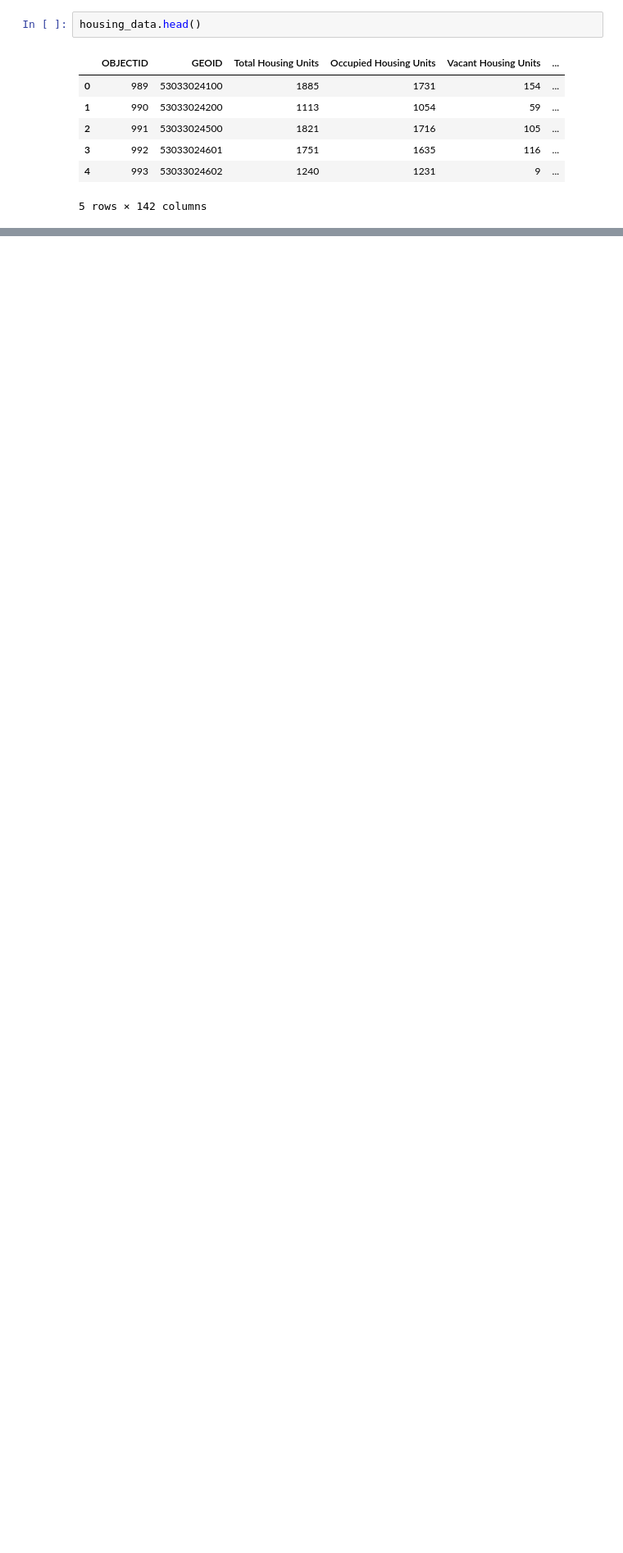
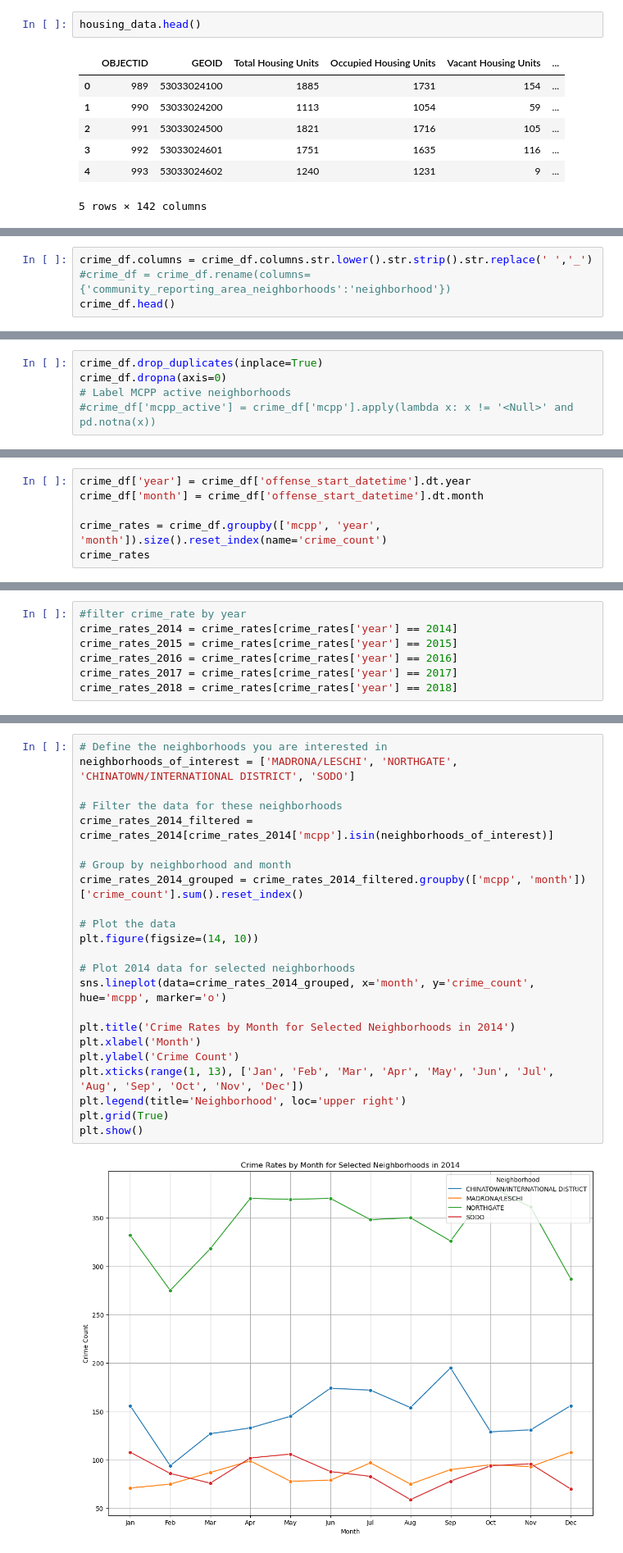
Before and after one commit to nemdim/Capstone-Project-Group-1, a Jupyter notebook: olivia.ipynb, the cells around one changed output, grey strips where cells are left out. Shown at 82% size. Saved outputs shown, nothing was run; the diff lists cells and outputs as text; blank space fills up the shorter version.

Commit message:
add crime_rate per month per mcpp

```diff
--- a/olivia.ipynb
+++ b/olivia.ipynb
@@ -110,0 +152,4 @@ census[['GEOID20','Urban Village Demographic Area']]
+# %%
+crime_df.columns = crime_df.columns.str.lower().str.strip().str.replace(' ','_')
+#crime_df = crime_df.rename(columns={'community_reporting_area_neighborhoods':'neighborhood'})
+crime_df.head()
@@ -110,0 +200,5 @@ census[['GEOID20','Urban Village Demographic Area']]
+# %%
+crime_df.drop_duplicates(inplace=True)
+crime_df.dropna(axis=0)
+# Label MCPP active neighborhoods
+#crime_df['mcpp_active'] = crime_df['mcpp'].apply(lambda x: x != '<Null>' and pd.notna(x))
@@ -110,0 +219,6 @@ census[['GEOID20','Urban Village Demographic Area']]
+# %%
+crime_df['year'] = crime_df['offense_start_datetime'].dt.year
+crime_df['month'] = crime_df['offense_start_datetime'].dt.month
+
+crime_rates = crime_df.groupby(['mcpp', 'year', 'month']).size().reset_index(name='crime_count')
+crime_rates
@@ -110,0 +239,7 @@ census[['GEOID20','Urban Village Demographic Area']]
+# %%
+#filter crime_rate by year
+crime_rates_2014 = crime_rates[crime_rates['year'] == 2014]
+crime_rates_2015 = crime_rates[crime_rates['year'] == 2015]
+crime_rates_2016 = crime_rates[crime_rates['year'] == 2016]
+crime_rates_2017 = crime_rates[crime_rates['year'] == 2017]
+crime_rates_2018 = crime_rates[crime_rates['year'] == 2018]
@@ -110,0 +316,25 @@ census[['GEOID20','Urban Village Demographic Area']]
+# %%
+# Define the neighborhoods you are interested in
+neighborhoods_of_interest = ['MADRONA/LESCHI', 'NORTHGATE', 'CHINATOWN/INTERNATIONAL DISTRICT', 'SODO']
+
+# Filter the data for these neighborhoods
+crime_rates_2014_filtered = crime_rates_2014[crime_rates_2014['mcpp'].isin(neighborhoods_of_interest)]
+
+# Group by neighborhood and month
+crime_rates_2014_grouped = crime_rates_2014_filtered.groupby(['mcpp', 'month'])['crime_count'].sum().reset_index()
+
+# Plot the data
+plt.figure(figsize=(14, 10))
+
+# Plot 2014 data for selected neighborhoods
+sns.lineplot(data=crime_rates_2014_grouped, x='month', y='crime_count', hue='mcpp', marker='o')
+
+plt.title('Crime Rates by Month for Selected Neighborhoods in 2014')
+plt.xlabel('Month')
+plt.ylabel('Crime Count')
+plt.xticks(range(1, 13), ['Jan', 'Feb', 'Mar', 'Apr', 'May', 'Jun', 'Jul', 'Aug', 'Sep', 'Oct', 'Nov', 'Dec'])
+plt.legend(title='Neighborhood', loc='upper right')
+plt.grid(True)
+plt.show()
+# %% [output]
+[figure, added]
```
Also changed, not shown: parts of 27 cells of this notebook.
